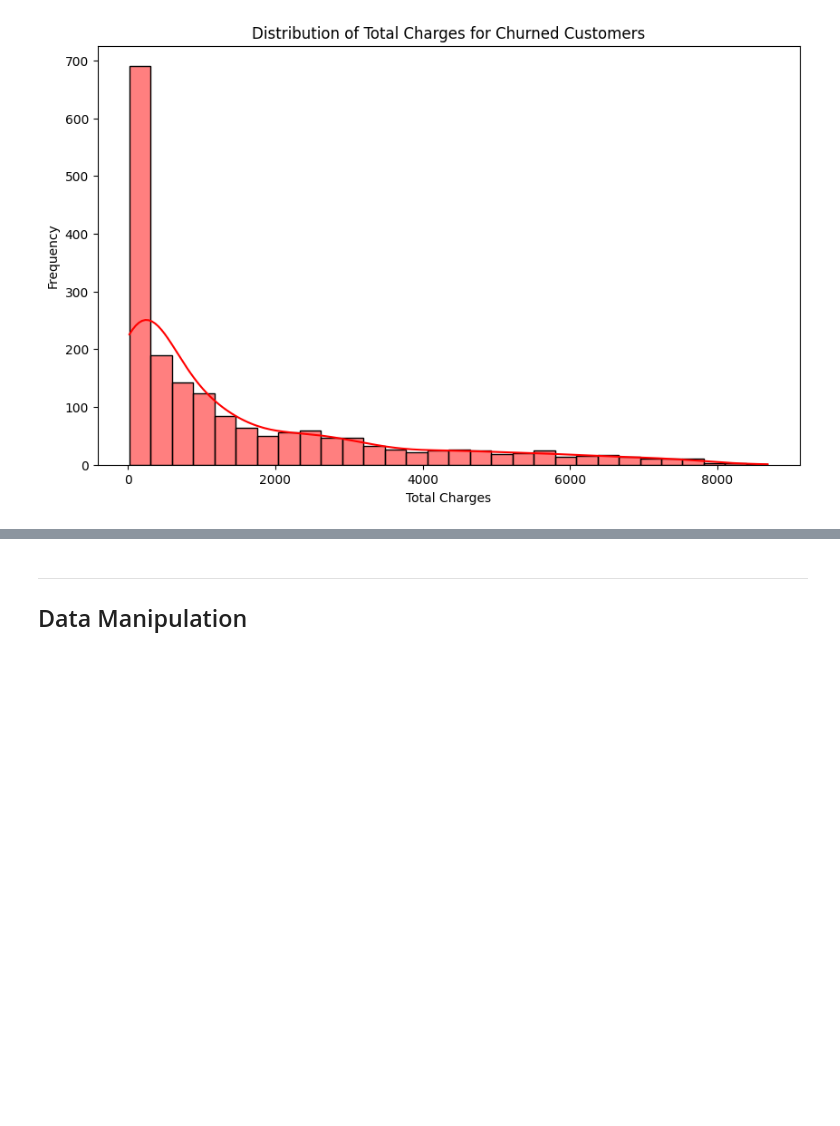
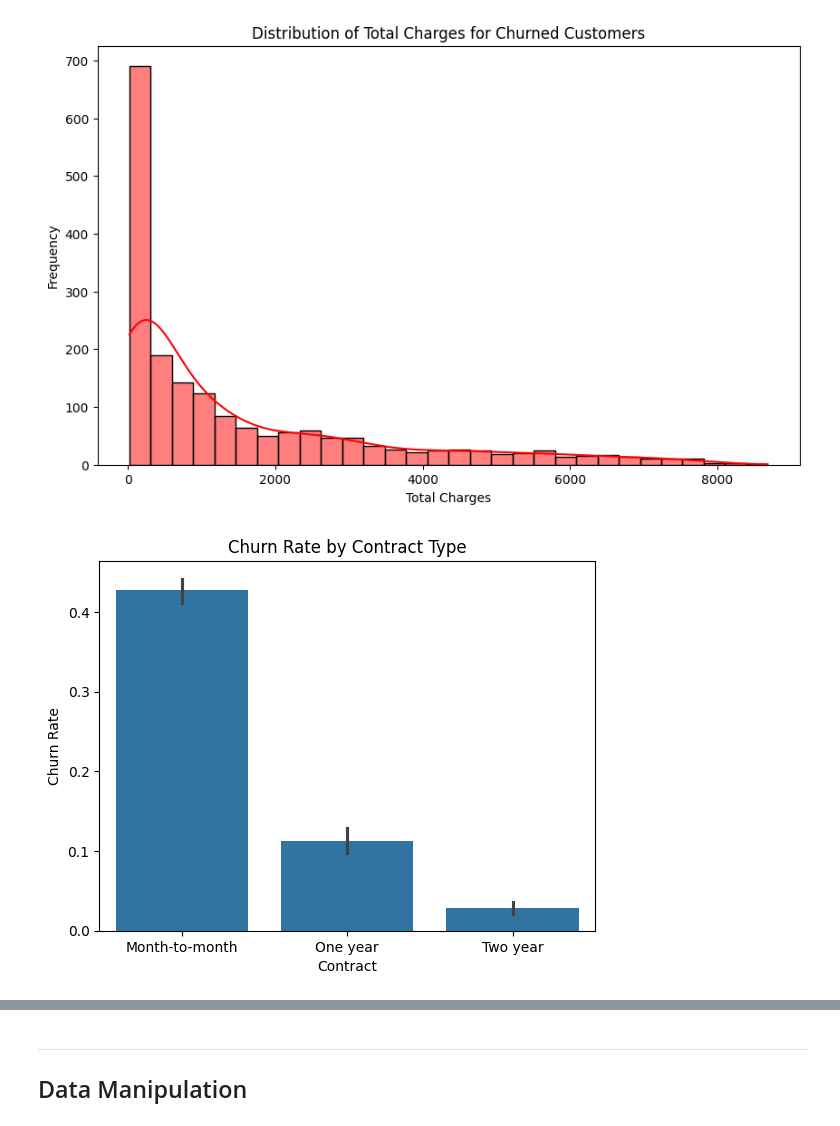
Before and after one commit to ImAleexDz/churn-preditction, a Jupyter notebook: churn-project.ipynb, the cells around one changed output, grey strips where cells are left out. Drawn from its saved outputs; the diff is of its cells as text; code cells hidden in the pictures; blank space fills up the shorter version.

Commit message:
more data visualization, and clean outputs

```diff
--- a/churn-project.ipynb
+++ b/churn-project.ipynb
@@ -230,3 +251,11 @@ plt.ylabel('Frequency')
 plt.show()
 # %% [output]
 [figure]
+# %%
+#Churn rate by categorical features
+sns.barplot(x='Contract', y=df['Churn'].map({'No':0, 'Yes':1}), data=df)
+plt.title('Churn Rate by Contract Type')
+plt.ylabel('Churn Rate')
+plt.show()
+# %% [output]
+[figure, added]
```
Also changed, not shown: parts of 16 cells of this notebook.
